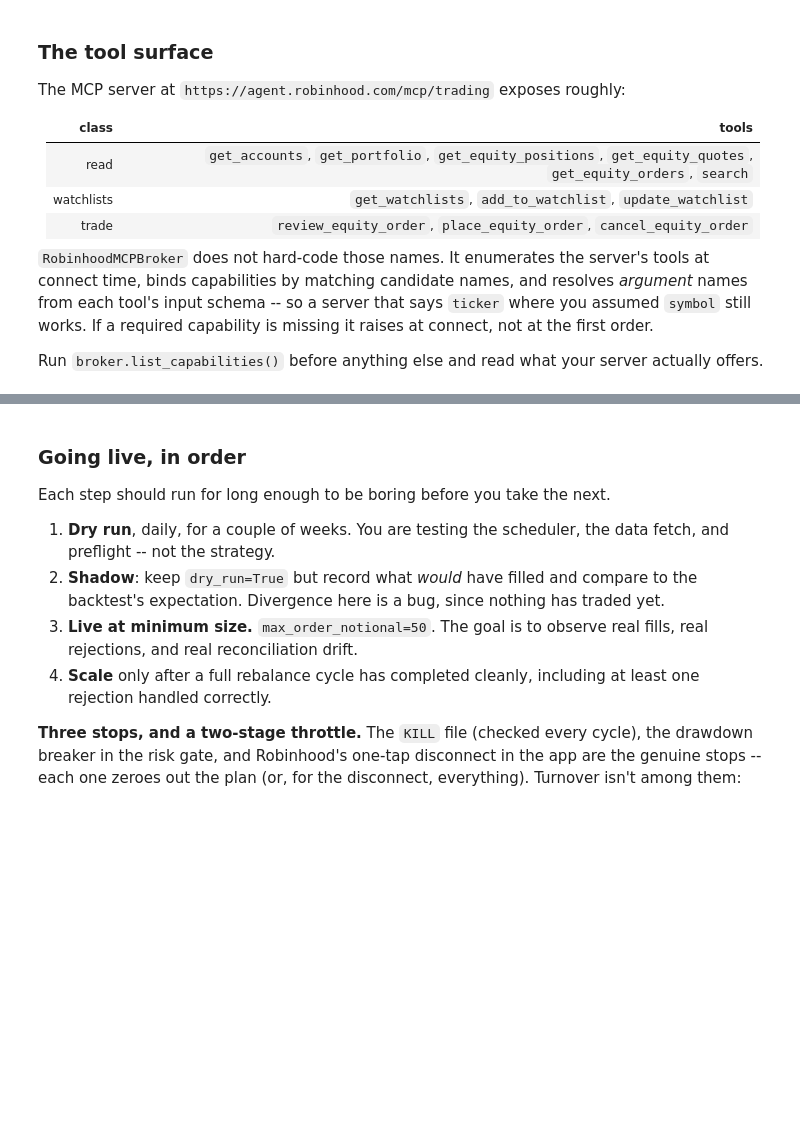
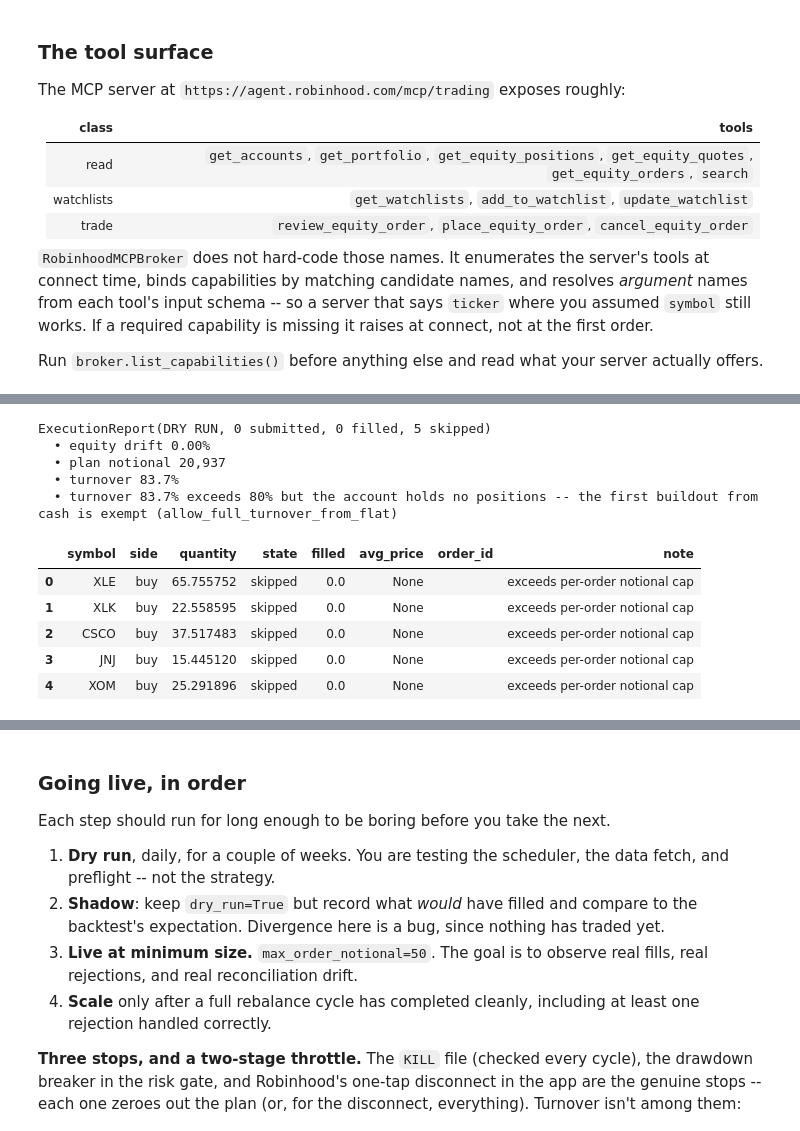
Before and after one commit to datablanklabs/Finance, a Jupyter notebook: research.ipynb, the cells around one changed output, grey strips where cells are left out. Drawn from its saved outputs; the diff is of its cells as text; code cells hidden in the pictures; blank space fills up the shorter version.

Commit message:
Version 3
adding equities in addition to ETFs

```diff
--- a/research.ipynb
+++ b/research.ipynb
@@ -86,7 +88,7 @@ pd.set_option('display.width', 160, 'display.max_columns', 40)
 plt.rcParams.update({'figure.figsize': (11, 4), 'axes.grid': True,
                      'grid.alpha': 0.3, 'font.size': 10})
 
-USE_OPENBB = False        # flip to True once openbb is installed
+USE_OPENBB = True         # real ETF data; set False to run fully offline
 PROVIDER = 'yfinance'
 START = '2010-01-01'
 END = str(pd.Timestamp.today().normalize().date())   # never stale
@@ -110,10 +132,28 @@ simply become tradeable when they exist, which is the correct behaviour.
 # %%
-UNIVERSE = [
+ETFS = [
     'XLB', 'XLC', 'XLE', 'XLF', 'XLI', 'XLK', 'XLP', 'XLRE', 'XLU', 'XLV',
     'XLY',                      # 11 GICS sectors
     'IWM', 'EFA', 'EEM',        # small cap, developed intl, emerging
     'TLT', 'IEF', 'GLD', 'DBC', # duration, gold, broad commodities
 ]
+
+# Individual equities, one per sector, all continuously listed since 2010.
+# These are what make the fundamentals and filings panels in section 4 mean
+# anything: an ETF has no income statement, no P/E and no Form 4 insider
+# transactions, because it is a fund rather than an issuer. On an
+# ETF-only universe those two panels can only ever be stand-ins, whatever
+# credentials you hold -- CorpsRepository raises outright ('No Form 4 data
+# was returned for XLK').
+EQUITIES = [
+    'AAPL', 'MSFT', 'CSCO',     # tech
+    'JNJ', 'PFE',               # healthcare
+    'JPM',                      # financials
+    'XOM', 'CVX',               # energy
+    'PG', 'KO', 'WMT',          # staples
+    'HD',                       # discretionary
+]
+
+UNIVERSE = ETFS + EQUITIES
 BENCHMARK = 'SPY'
 
 if USE_OPENBB:
@@ -1105,27 +1480,54 @@ live_plan.to_frame().round(4)
 # %%
 # Dry run: every gate is exercised, nothing is sent. This is the cell to
 # read before you ever set dry_run=False anywhere.
 policy = ExecutionPolicy(
     max_order_notional=2_500.0,
     # A rebalance from a flat book is legitimately large; steady-state
     # cycles are a fraction of this. Tighten once you see typical turnover.
-    max_plan_notional=20_000.0,
+    # The demo account below is flat with $25k, and a first buildout
+    # from flat is legitimately the whole book -- on real data, whose
+    # forecast vol is lower than the synthetic panel's, vol targeting
+    # scales it down less and the plan lands at the full $25k. Sized to
+    # clear that so this cell exercises the *per-order* gates and the
+    # review call; a plan-level abort would stop before reaching them.
+    # Steady-state cycles are a fraction of this -- tighten once you
+    # have seen your own typical turnover.
+    max_plan_notional=30_000.0,
     max_plan_turnover=0.80,
     max_orders_per_cycle=12,
     symbol_allowlist=tuple(UNIVERSE) if USE_OPENBB else tuple(panel.symbols),
     require_review=True,
+    # Default, shown explicitly because it matters if you swap CHOSEN for
+    # PairsTrading, which emits negative target weights by design. A short
+    # leg is otherwise refused one order at a time by the broker's own
+    # review, which runs *after* preflight -- so the long legs fill, the
+    # shorts bounce, and the book you end up holding is directional and
+    # unhedged. With this False, preflight rejects the whole plan instead.
+    allow_short=False,
     require_market_open=False,   # so the cell runs on a weekend
     dry_run=True,
 )
 manager = OrderManager(broker=broker, policy=policy,
                       audit=AuditLog('audit/notebook.jsonl', stdout=False))
 
 report = manager.execute(live_plan, strategy_name=CHOSEN.name)
 print(report)
 for note in report.preflight_notes:
     print('  •', note)
 print()
 report.to_frame()
+# %% [output]
+ExecutionReport(DRY RUN, 0 submitted, 0 filled, 5 skipped)
+  • equity drift 0.00%
+  • plan notional 20,937
+  • turnover 83.7%
+  • turnover 83.7% exceeds 80% but the account holds no positions -- the first buildout from cash is exempt (allow_full_turnover_from_flat)
+|  | symbol | side | quantity | state | filled | avg_price | order_id | note |
+| 0 | XLE | buy | 65.755752 | skipped | 0.0 | None |  | exceeds per-order notional cap |
+| 1 | XLK | buy | 22.558595 | skipped | 0.0 | None |  | exceeds per-order notional cap |
+| 2 | CSCO | buy | 37.517483 | skipped | 0.0 | None |  | exceeds per-order notional cap |
+| 3 | JNJ | buy | 15.445120 | skipped | 0.0 | None |  | exceeds per-order notional cap |
+| 4 | XOM | buy | 25.291896 | skipped | 0.0 | None |  | exceeds per-order notional cap |
 # %%
 # The audit stream is JSONL with stable field names, ready for a SIEM.
 events = manager.audit.read()
```
Also changed, not shown: parts of 33 cells of this notebook, 5 other files.
